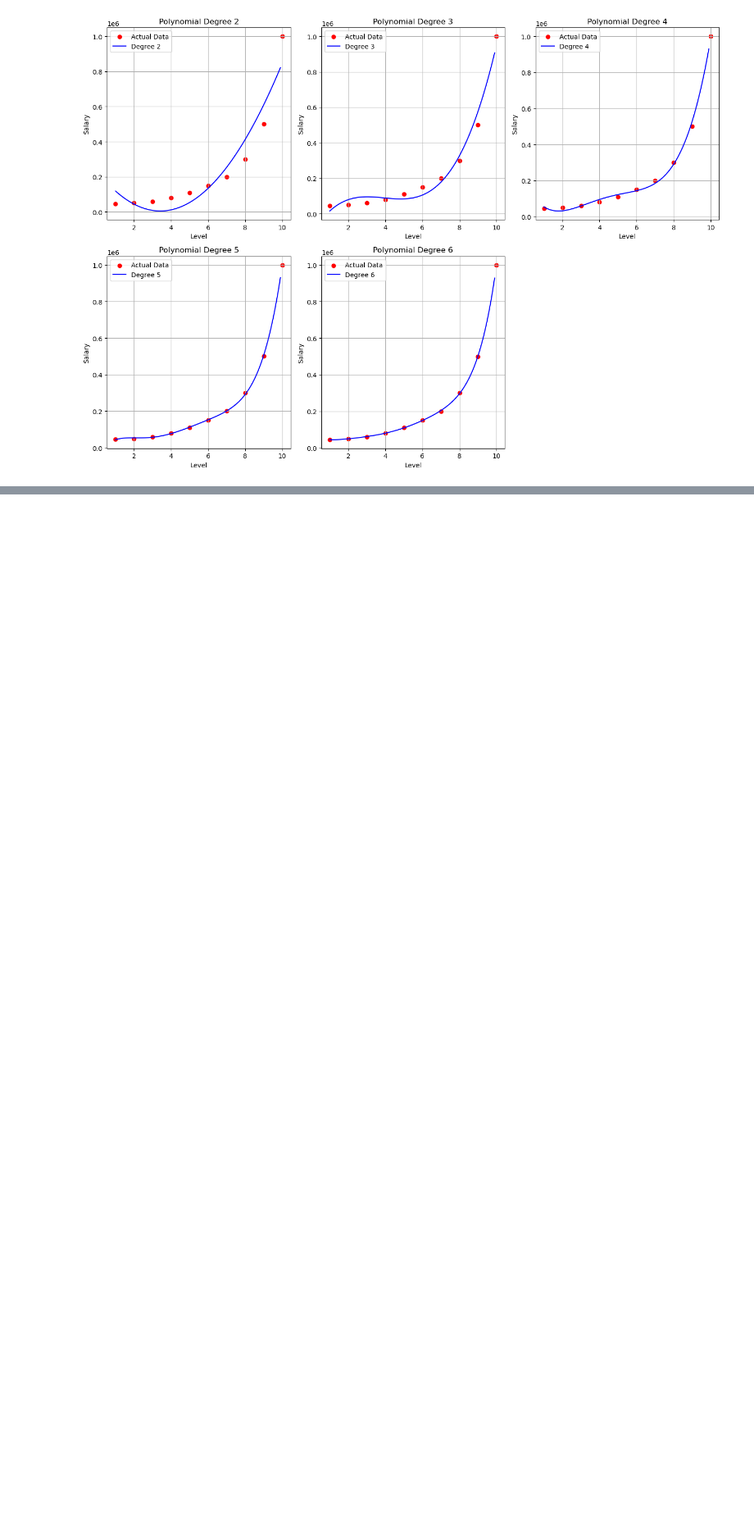
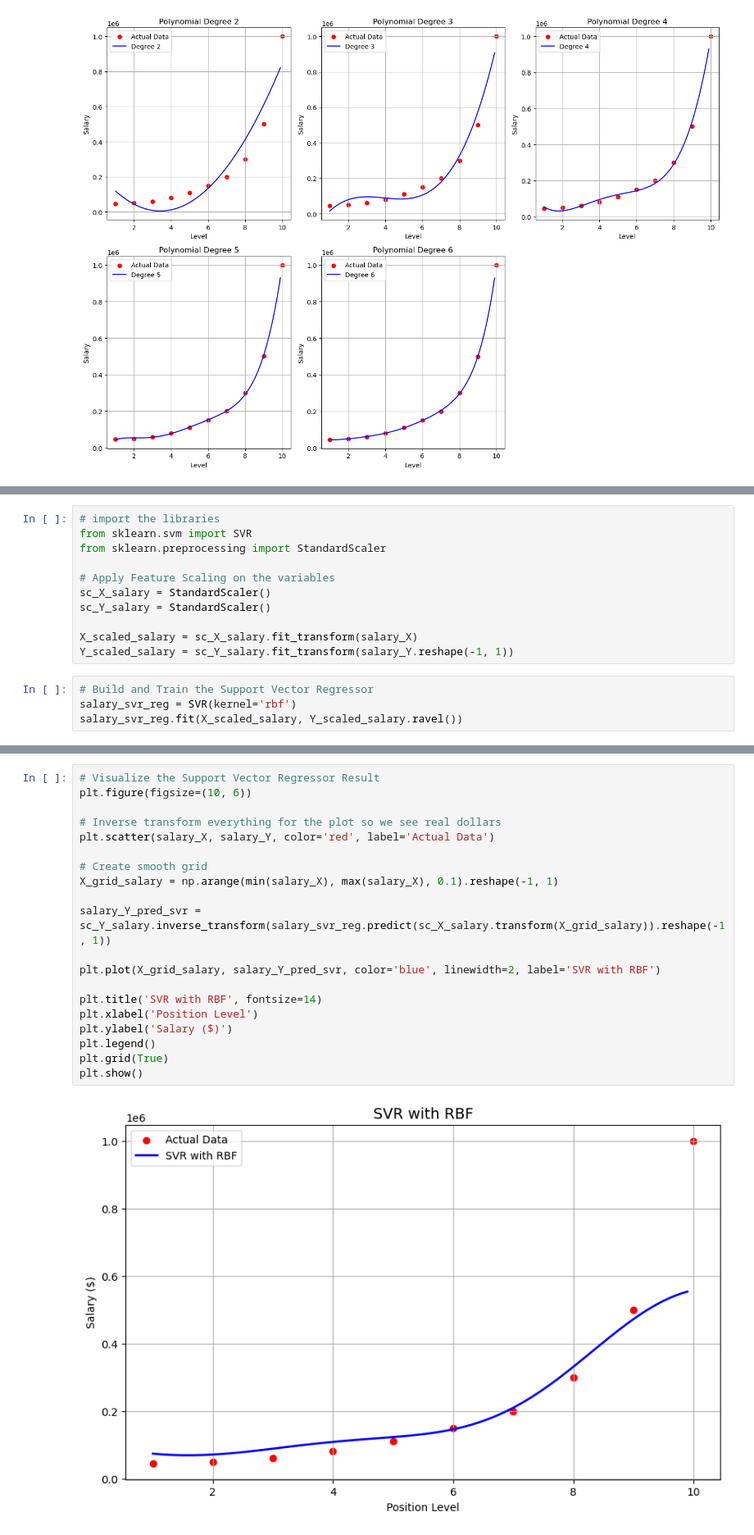
Before and after one commit to Ezerioha-ifeanyi/Week-15-Take-Home, a Jupyter notebook: Take Home.ipynb, the cells around one changed output, grey strips where cells are left out. Shown at 82% size. Saved outputs shown, nothing was run; the diff lists cells and outputs as text; blank space fills up the shorter version.

```diff
--- a/Take Home.ipynb
+++ b/Take Home.ipynb
@@ -703,0 +706,15 @@ Polynomial with Degree 6 Prediction for Level 6.5: $174,192.82
+# %%
+# import the libraries
+from sklearn.svm import SVR
+from sklearn.preprocessing import StandardScaler
+
+# Apply Feature Scaling on the variables
+sc_X_salary = StandardScaler()
+sc_Y_salary = StandardScaler()
+
+X_scaled_salary = sc_X_salary.fit_transform(salary_X)
+Y_scaled_salary = sc_Y_salary.fit_transform(salary_Y.reshape(-1, 1))
+# %%
+# Build and Train the Support Vector Regressor
+salary_svr_reg = SVR(kernel='rbf')
+salary_svr_reg.fit(X_scaled_salary, Y_scaled_salary.ravel())
@@ -703,0 +723,22 @@ Polynomial with Degree 6 Prediction for Level 6.5: $174,192.82
+# %%
+# Visualize the Support Vector Regressor Result
+plt.figure(figsize=(10, 6))
+
+# Inverse transform everything for the plot so we see real dollars
+plt.scatter(salary_X, salary_Y, color='red', label='Actual Data')
+
+# Create smooth grid
+X_grid_salary = np.arange(min(salary_X), max(salary_X), 0.1).reshape(-1, 1)
+
+salary_Y_pred_svr = sc_Y_salary.inverse_transform(salary_svr_reg.predict(sc_X_salary.transform(X_grid_salary)).reshape(-1, 1))
+
+plt.plot(X_grid_salary, salary_Y_pred_svr, color='blue', linewidth=2, label='SVR with RBF')
+
+plt.title('SVR with RBF', fontsize=14)
+plt.xlabel('Position Level')
+plt.ylabel('Salary ($)')
+plt.legend()
+plt.grid(True)
+plt.show()
+# %% [output]
+[figure, added]
```
Also changed, not shown: parts of 12 cells of this notebook.
